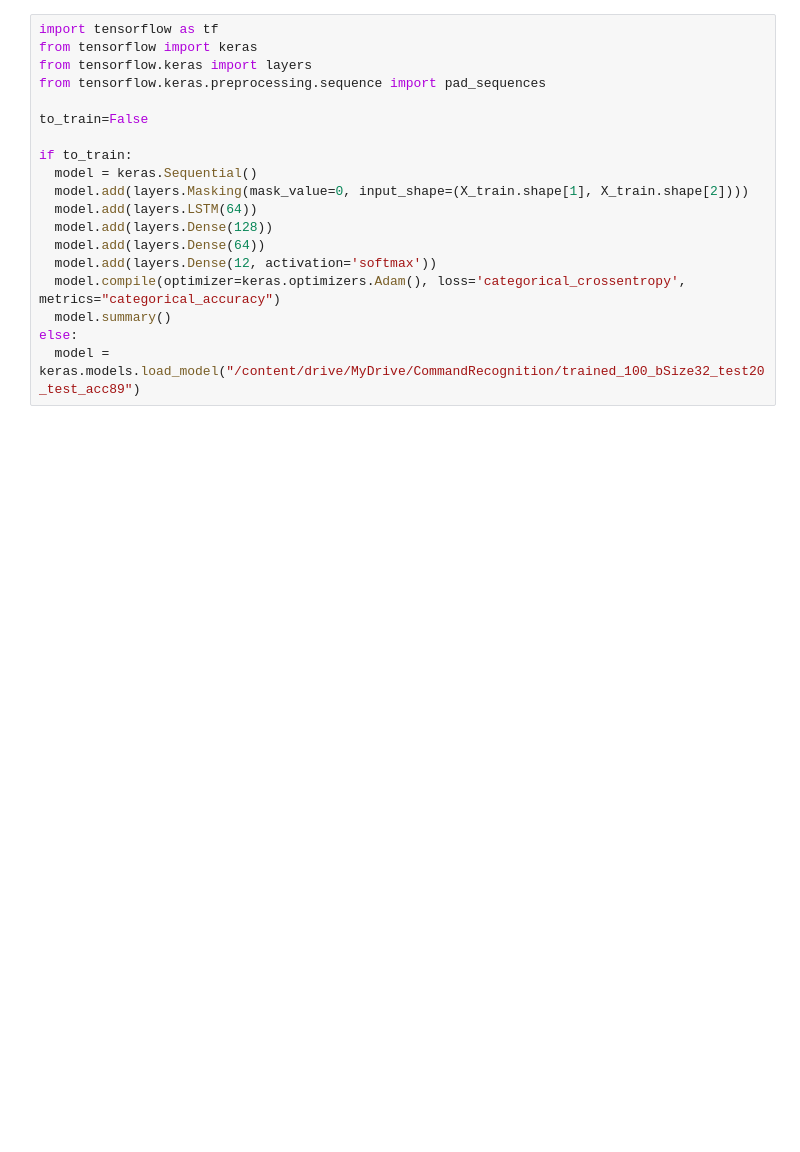
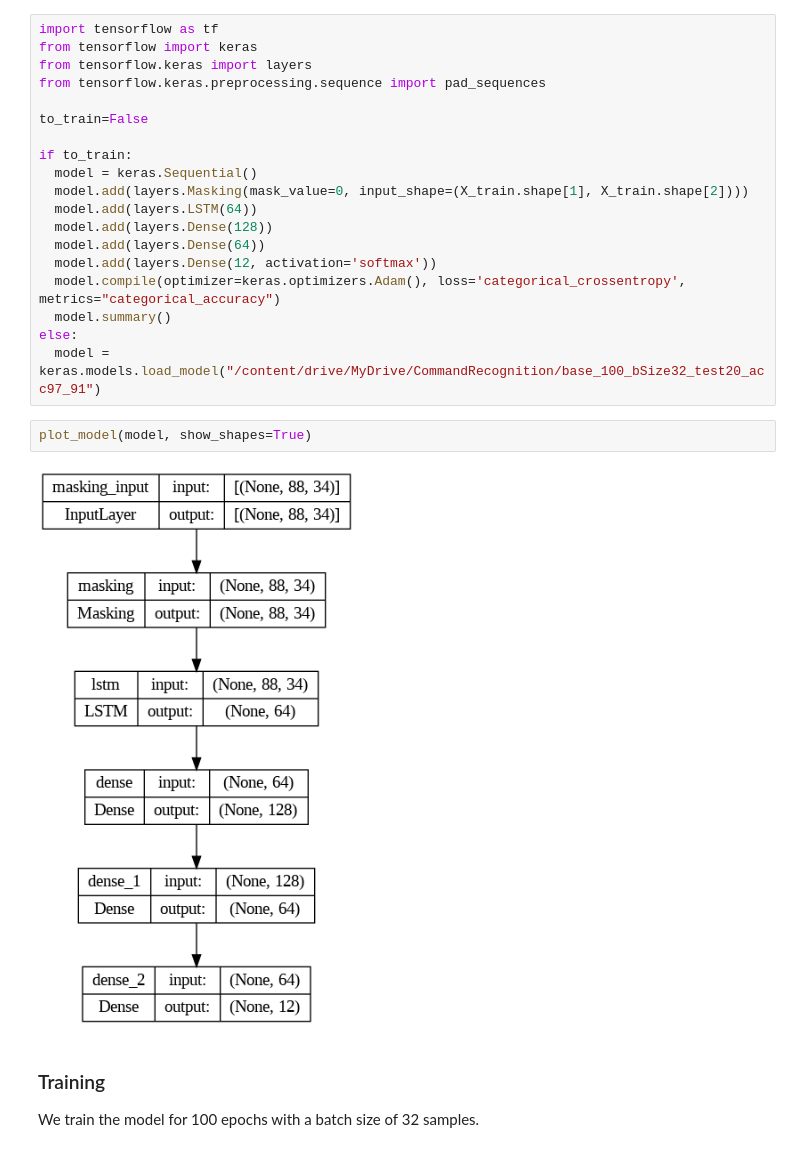
Before and after one commit to deniz997/pedestrian-pose-recognition, a Jupyter notebook: CommandRecognition.ipynb, the cells around one changed output. Drawn from its saved outputs; the diff is of its cells as text; blank space fills up the shorter version.

```diff
--- a/CommandRecognition.ipynb
+++ b/CommandRecognition.ipynb
@@ -190,7 +474,15 @@ if to_train:
   model.compile(optimizer=keras.optimizers.Adam(), loss='categorical_crossentropy', metrics="categorical_accuracy")
   model.summary()
 else:
-  model = keras.models.load_model("/content/drive/MyDrive/CommandRecognition/trained_100_bSize32_test20_test_acc89")
+  model = keras.models.load_model("/content/drive/MyDrive/CommandRecognition/base_100_bSize32_test20_acc97_91")
+# %%
+plot_model(model, show_shapes=True)
+# %% [output]
+[figure, added]
+# %% [markdown]
+### Training
+
+We train the model for 100 epochs with a batch size of 32 samples.
 # %%
 if to_train:
   model.fit(X_train, y_train, batch_size=32, epochs=100)
```
Also changed, not shown: parts of 36 cells of this notebook.
